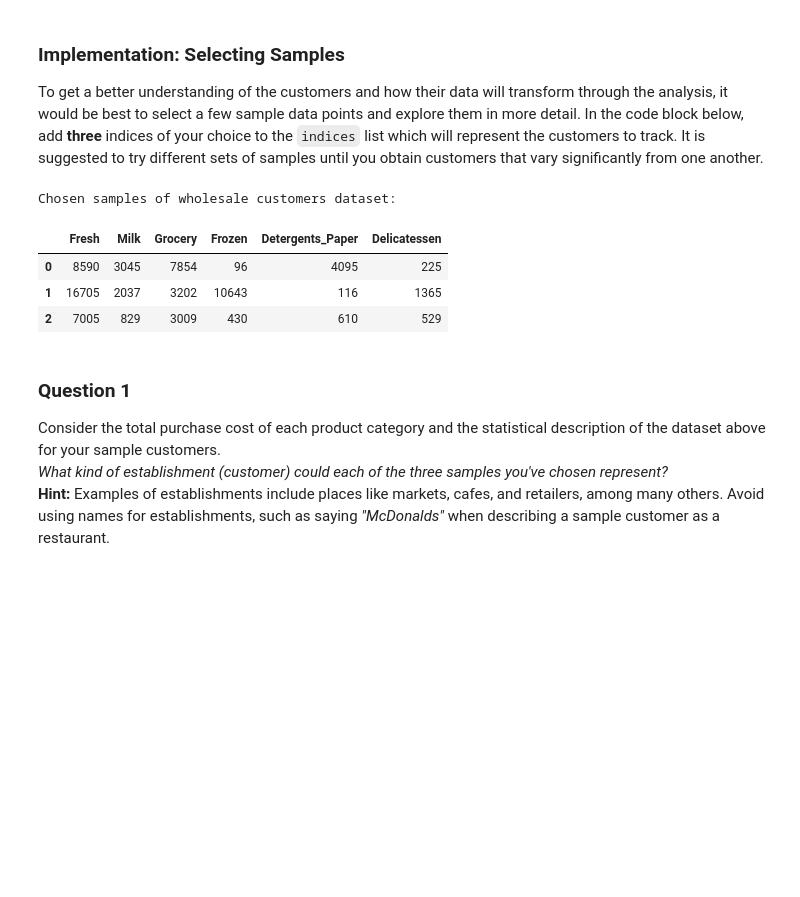
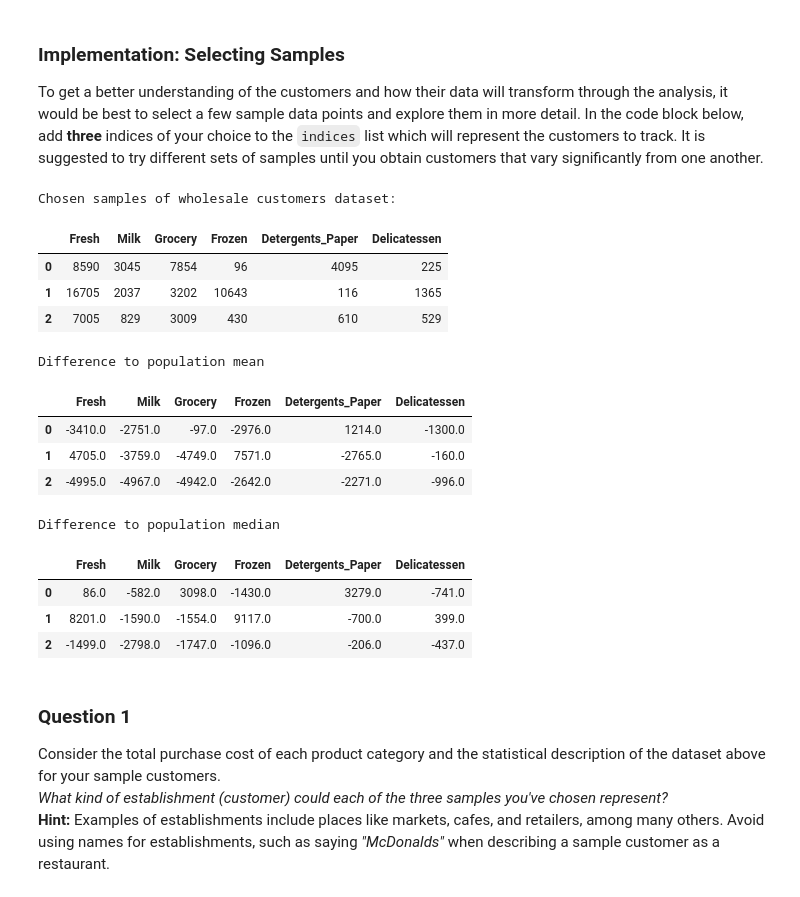
Before and after one commit to hello2all/machine-learning, a Jupyter notebook: projects/creating_customer_segments/customer_segments.ipynb, the cells around one changed output. Drawn from its saved outputs; the diff is of its cells as text; code cells hidden in the pictures; blank space fills up the shorter version.

```diff
--- a/projects/creating_customer_segments/customer_segments.ipynb
+++ b/projects/creating_customer_segments/customer_segments.ipynb
@@ -69,18 +69,32 @@ To get a better understanding of the customers and how their data will transform
 # %%
 # TODO: Select three indices of your choice you wish to sample from the dataset
 indices = [60,70,80]
 
 
 # Create a DataFrame of the chosen samples
 samples = pd.DataFrame(data.loc[indices], columns = data.keys()).reset_index(drop = True)
 print "Chosen samples of wholesale customers dataset:"
 display(samples)
+print "Difference to population mean"
+display(samples - data.mean().round())
+print "Difference to population median"
+display(samples - data.median().round())
 # %% [output]
 Chosen samples of wholesale customers dataset:
 |  | Fresh | Milk | Grocery | Frozen | Detergents_Paper | Delicatessen |
 | 0 | 8590 | 3045 | 7854 | 96 | 4095 | 225 |
 | 1 | 16705 | 2037 | 3202 | 10643 | 116 | 1365 |
 | 2 | 7005 | 829 | 3009 | 430 | 610 | 529 |
+Difference to population mean
+|  | Fresh | Milk | Grocery | Frozen | Detergents_Paper | Delicatessen |
+| 0 | -3410.0 | -2751.0 | -97.0 | -2976.0 | 1214.0 | -1300.0 |
+| 1 | 4705.0 | -3759.0 | -4749.0 | 7571.0 | -2765.0 | -160.0 |
+| 2 | -4995.0 | -4967.0 | -4942.0 | -2642.0 | -2271.0 | -996.0 |
+Difference to population median
+|  | Fresh | Milk | Grocery | Frozen | Detergents_Paper | Delicatessen |
+| 0 | 86.0 | -582.0 | 3098.0 | -1430.0 | 3279.0 | -741.0 |
+| 1 | 8201.0 | -1590.0 | -1554.0 | 9117.0 | -700.0 | 399.0 |
+| 2 | -1499.0 | -2798.0 | -1747.0 | -1096.0 | -206.0 | -437.0 |
 # %% [markdown]
 ### Question 1
 Consider the total purchase cost of each product category and the statistical description of the dataset above for your sample customers.
```
Also changed, not shown: parts of 14 cells of this notebook, 1 other file.
